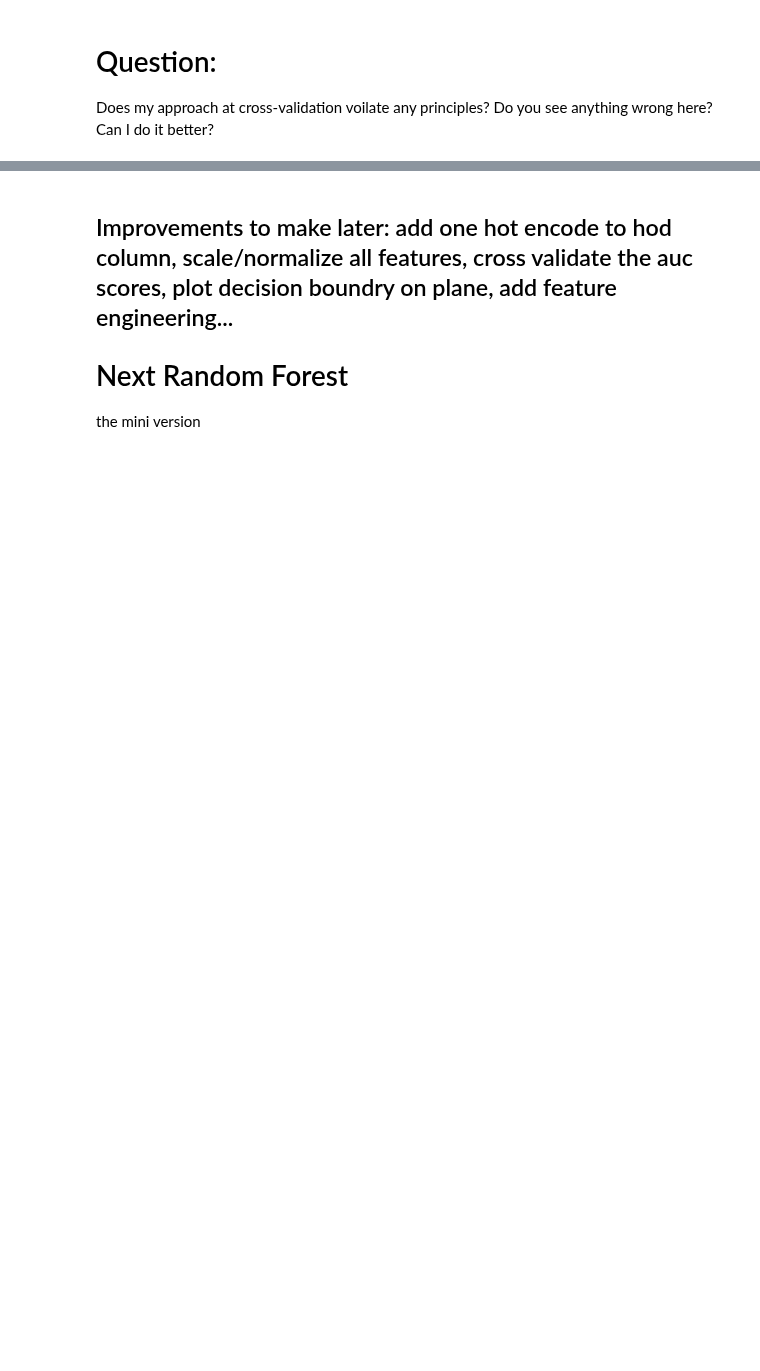
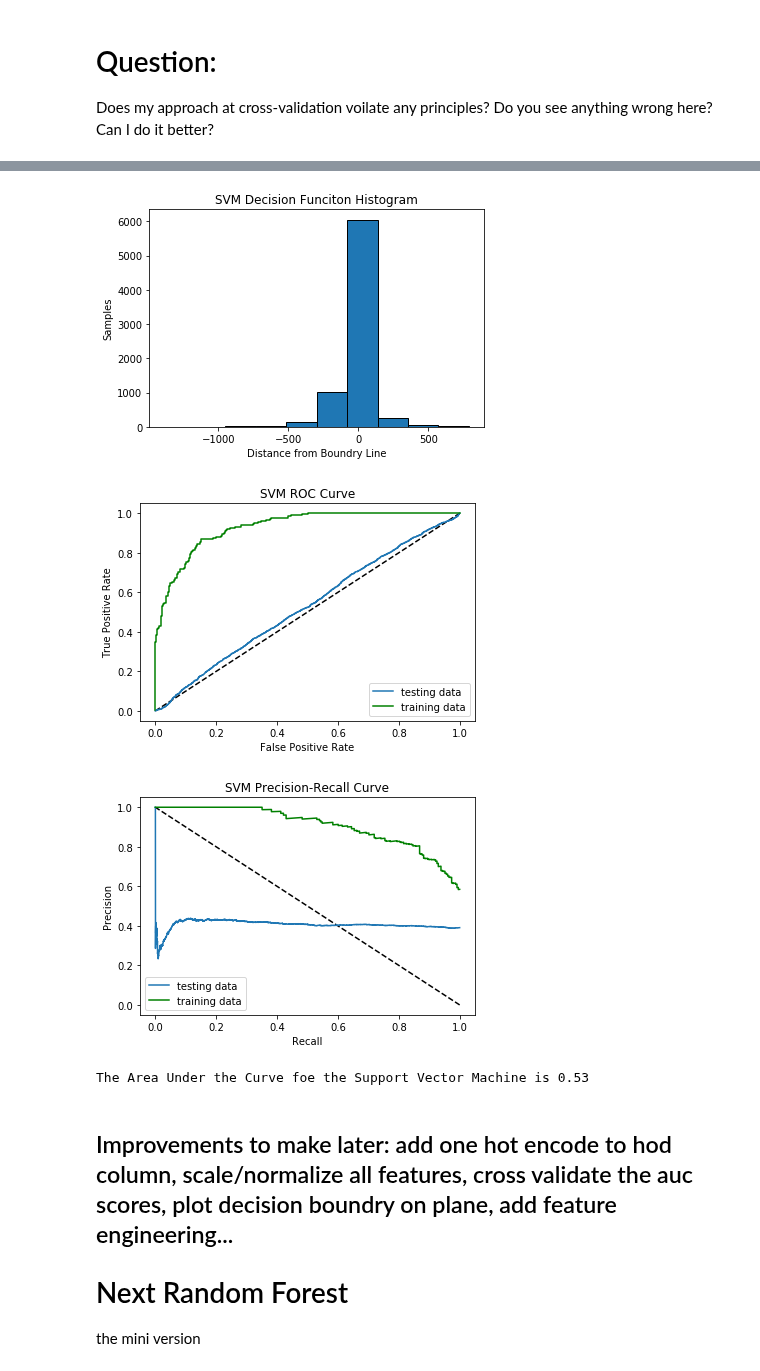
Before and after one commit to lbjennings/Springboard, a Jupyter notebook: Springboard/Capstone Project 1/RandomForest.ipynb, the cells around one changed output, grey strips where cells are left out. Drawn from its saved outputs; the diff is of its cells as text; code cells hidden in the pictures; blank space fills up the shorter version.

```diff
--- a/Springboard/Capstone Project 1/RandomForest.ipynb
+++ b/Springboard/Capstone Project 1/RandomForest.ipynb
@@ -433,23 +458,23 @@ print("the best f1 score with these is {}".format(rs.best_score_))
 # %%
 #to tune parameters
-clf=svm.SVC( kernel='rbf', C= best_c , gamma= best_gamma )
+clf_svm=svm.SVC( kernel='rbf', C= best_c , gamma= best_gamma )
 
 #fit classifier to validation set
-clf.fit( xtrain , ytrain )
+clf_svm.fit( xtrain , ytrain )
 
 #get the prediction set for the validation
-preds_train_svm = clf.predict( xtrain )
+preds_train_svm = clf_svm.predict( xtrain )
 
 #make some predictions
-preds_svm = clf.predict( xtest )
+preds_svm = clf_svm.predict( xtest )
 
 
 #print the accuracy score for the training data
-training_accuracy = clf.score( xtrain , ytrain )
+training_accuracy = clf_svm.score( xtrain , ytrain )
 print("Accuracy on training data: {:0.2f}".format( training_accuracy ) )
 
 #print the accuracy score for the test data
-test_accuracy = clf.score(xtest , ytest)
+test_accuracy = clf_svm.score(xtest , ytest)
 print("Accuracy on test data: {:0.2f}".format( test_accuracy ) )
 
 #print training f1 score
@@ -464,54 +500,60 @@ print (classification_report( ytest , preds_svm ))
 # %%
 #can look at decision line
-clf.decision_function(xtest)
+clf_svm.decision_function(xtest)
 
 #plot the histogram of distance from boundry
-plt.hist(clf.decision_function(xtest),edgecolor='k' )
+plt.hist(clf_svm.decision_function(xtest),edgecolor='k' )
 #add labels
 plt.xlabel("Distance from Boundry Line")
 plt.ylabel("Samples")
 plt.title('SVM Decision Funciton Histogram')
 plt.legend(loc=3)
 plt.show()
 
 
 #plot ROC curve
 #get false positive rate, true positive rate, and thresholds for training data
-xfpr , xtpr , xthres = roc_curve(ytrain , clf.decision_function(xtrain) )
+xfpr_svm , xtpr_svm , xthres_svm = roc_curve(ytrain , clf_svm.decision_function(xtrain) )
 
 #get false positive rate, true positive rate, and thresholds for test data
-fpr , tpr , thres = roc_curve( ytest , clf.decision_function(xtest) )
+fpr_svm , tpr_svm , thres_svm = roc_curve( ytest , clf_svm.decision_function(xtest) )
 
 #plot base line at .5 probability
-plt.plot([0,1],[0,1],'k--')
+plt.plot( [0,1] , [0,1] , 'k--' )
 #plot model train and test
-plt.plot(fpr,tpr,label='testing data')
-plt.plot(xfpr,xtpr, 'g-',label='training data')
+plt.plot( fpr_svm , tpr_svm , label= 'testing data')
+plt.plot( xfpr_svm , xtpr_svm , 'g-', label= 'training data')
 #add labels
 plt.xlabel("False Positive Rate")
 plt.ylabel("True Positive Rate")
-plt.title('ROC Curve')
+plt.title('SVM ROC Curve')
 plt.legend(loc=4)
 plt.show()
 
 #plot the precision-recall curve for tuned model
 #get values for training set
-xprec_score,xrecall_score,xthresholds=precision_recall_curve( ytrain , clf.decision_function(xtrain) )
+xprec_score_svm , xrecall_score_svm ,xthresholds_svm =precision_recall_curve( ytrain , clf_svm.decision_function(xtrain) )
 #get values for test set
-prec_score,recall_score,thresholds=precision_recall_curve( ytest , clf.decision_function(xtest))
+prec_score_svm , recall_score_svm , thresholds_svm = precision_recall_curve( ytest , clf_svm.decision_function(xtest))
 
 #plot lines
-plt.plot([1,0],[0,1],'k--')
-plt.plot(recall_score,prec_score,label='testing data')
-plt.plot(xrecall_score,xprec_score,'g-',label='training data')
+plt.plot( [1,0] , [0,1] , 'k--' )
+plt.plot( recall_score_svm , prec_score_svm , label= 'testing data')
+plt.plot( xrecall_score_svm , xprec_score_svm , 'g-' , label= 'training data')
 #add labels
 plt.xlabel("Recall")
 plt.ylabel("Precision")
-plt.title('Precision-Recall Curve')
+plt.title('SVM Precision-Recall Curve')
 plt.legend(loc=3)
 plt.show()
 
-print( 'roc_auc_score',roc_auc_score(ytest , clf.decision_function(xtest))  )
+svm_test_auc=roc_auc_score(ytest , clf_svm.decision_function(xtest))
+print("The Area Under the Curve foe the Support Vector Machine is {:.2f}".format(svm_test_auc))
+# %% [output]
+[figure, added]
+[figure, added]
+[figure, added]
+The Area Under the Curve foe the Support Vector Machine is 0.53
 # %% [markdown]
 ## Improvements to make later: add one hot encode to hod column, scale/normalize all features, cross validate the auc scores, plot decision boundry on plane, add feature engineering...
 
```
Also changed, not shown: parts of 30 cells of this notebook.
